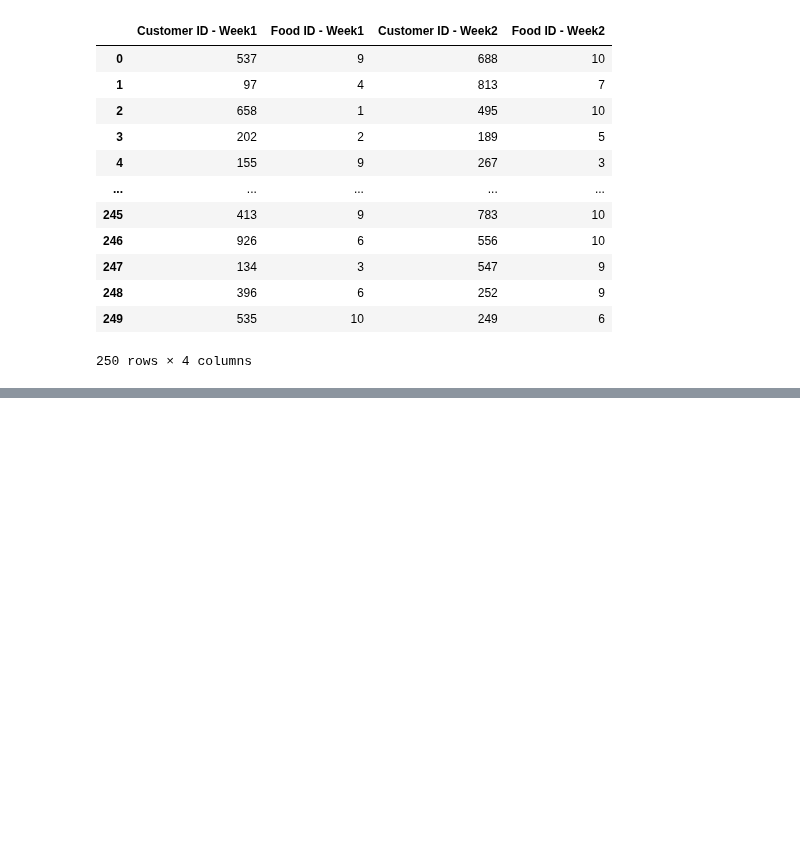
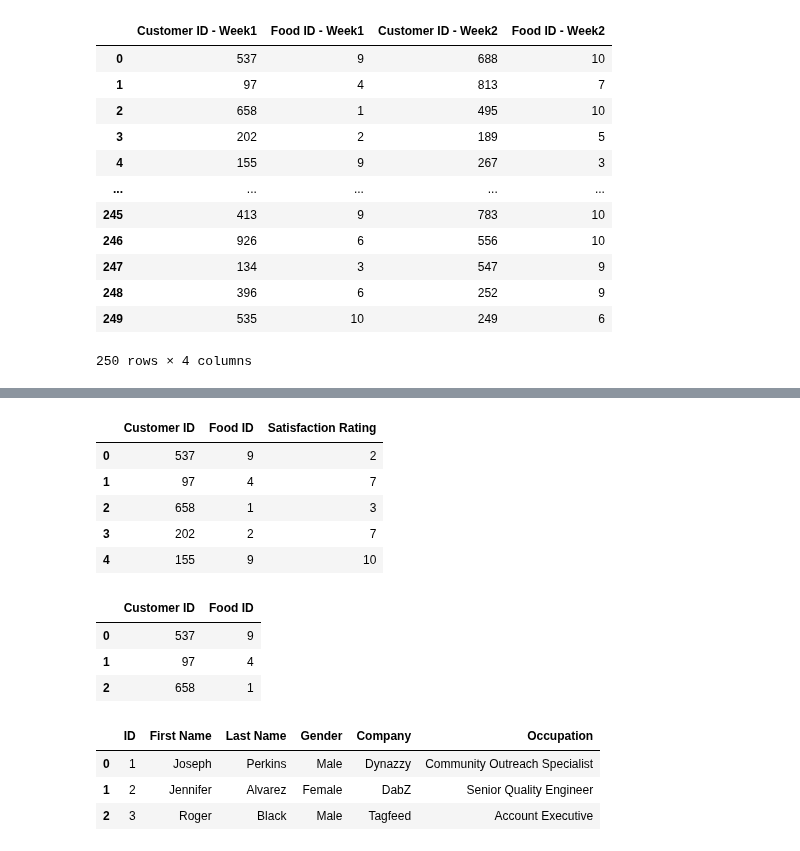
Before and after one commit to junclemente/tfs-pandas, a Jupyter notebook: Joins.ipynb, the cells around one changed output, grey strips where cells are left out. Saved outputs shown, nothing was run; the diff lists cells and outputs as text; code cells hidden in the pictures; blank space fills up the shorter version.

```diff
--- a/Joins.ipynb
+++ b/Joins.ipynb
@@ -212,0 +242,10 @@ week1.merge(week2, how = "left", left_index = True, right_index = True, suffixes
+# %%
+# join method is similar to previous code. merge is more versatile
+week1.join(satisfaction).head()
+# %% [output]
+|  | Customer ID | Food ID | Satisfaction Rating |
+| 0 | 537 | 9 | 2 |
+| 1 | 97 | 4 | 7 |
+| 2 | 658 | 1 | 3 |
+| 3 | 202 | 2 | 7 |
+| 4 | 155 | 9 | 10 |
@@ -212,0 +259,14 @@ week1.merge(week2, how = "left", left_index = True, right_index = True, suffixes
+# %%
+week1.head(3)
+# %% [output]
+|  | Customer ID | Food ID |
+| 0 | 537 | 9 |
+| 1 | 97 | 4 |
+| 2 | 658 | 1 |
+# %%
+customers.head(3)
+# %% [output]
+|  | ID | First Name | Last Name | Gender | Company | Occupation |
+| 0 | 1 | Joseph | Perkins | Male | Dynazzy | Community Outreach Specialist |
+| 1 | 2 | Jennifer | Alvarez | Female | DabZ | Senior Quality Engineer |
+| 2 | 3 | Roger | Black | Male | Tagfeed | Account Executive |
```
Also changed, not shown: parts of 6 cells of this notebook.
